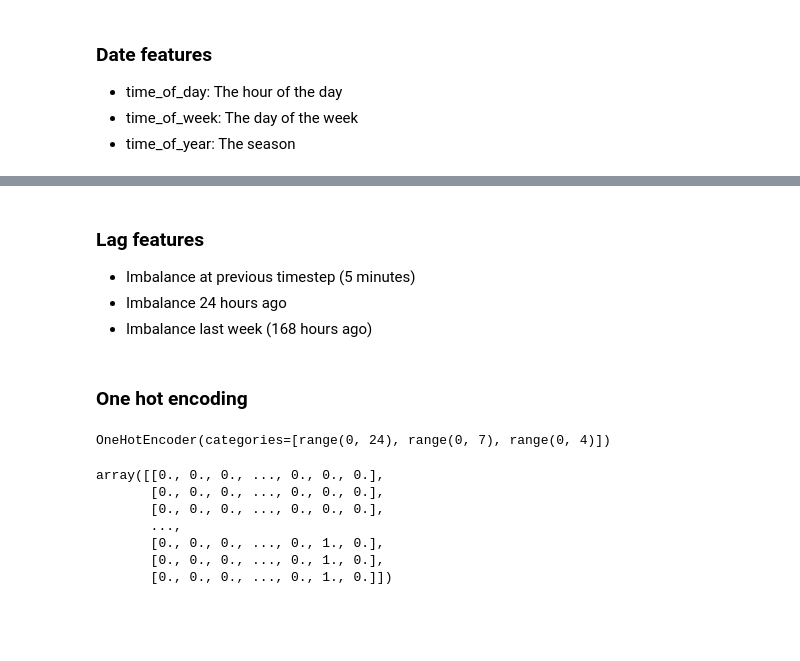
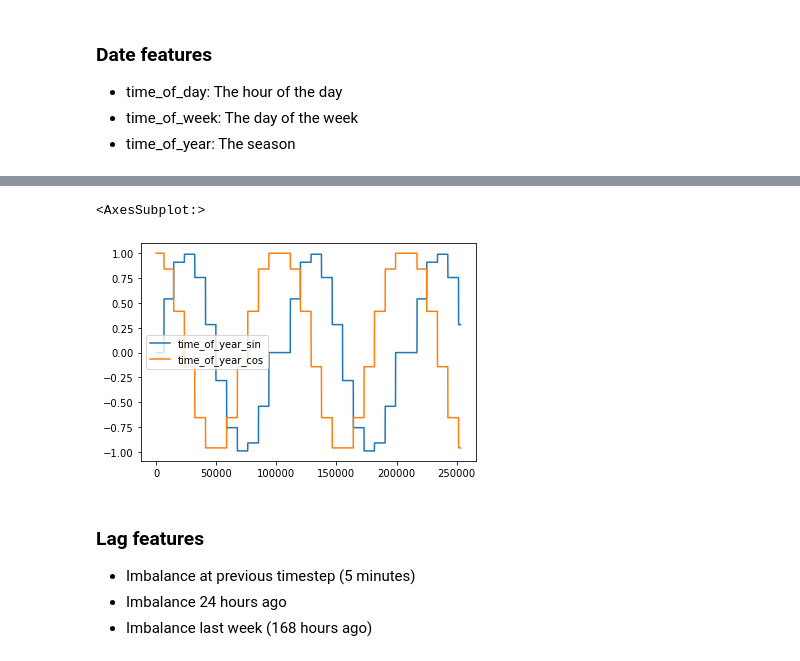
Before and after one commit to TechedLemur/IT3030, a Jupyter notebook: project3/eda.ipynb, the cells around one changed output, grey strips where cells are left out. Drawn from its saved outputs; the diff is of its cells as text; code cells hidden in the pictures; blank space fills up the shorter version.

```diff
--- a/project3/eda.ipynb
+++ b/project3/eda.ipynb
@@ -294,3 +318,8 @@ df['time_of_year']= dt.apply(lambda x: x.month % 12 // 3)
+# %%
+df[['time_of_year_sin', 'time_of_year_cos']].plot()
+# %% [output]
+<AxesSubplot:>
+[figure, added]
 # %% [markdown]
 ### Lag features
 - Imbalance at previous timestep (5 minutes)
@@ -303,5 +332,3 @@ last_week_offset =7* 24*60 // 5
 df['previous_y'] = df['y'].shift(1)
 df['prev_day_y'] = df['y'].shift(last_day_offset)
 df['prev_week_y'] = df['y'].shift(last_week_offset)
-# %% [markdown]
-### One hot encoding
@@ -314,4 +334,0 @@ enc = preprocessing.OneHotEncoder(categories=[time_of_day, time_of_week, time_of
-# %%
-enc.fit(df[['time_of_day', 'time_of_week', 'time_of_year']])
-# %% [output]
-OneHotEncoder(categories=[range(0, 24), range(0, 7), range(0, 4)])
@@ -320,11 +334,0 @@ encoded = enc.transform(df[['time_of_day', 'time_of_week', 'time_of_year']])
-# %%
-
-encoded.toarray()
-# %% [output]
-array([[0., 0., 0., ..., 0., 0., 0.],
-       [0., 0., 0., ..., 0., 0., 0.],
-       [0., 0., 0., ..., 0., 0., 0.],
-       ...,
-       [0., 0., 0., ..., 0., 1., 0.],
-       [0., 0., 0., ..., 0., 1., 0.],
-       [0., 0., 0., ..., 0., 1., 0.]])
```
Also changed, not shown: parts of 14 cells of this notebook, 2 other files.
